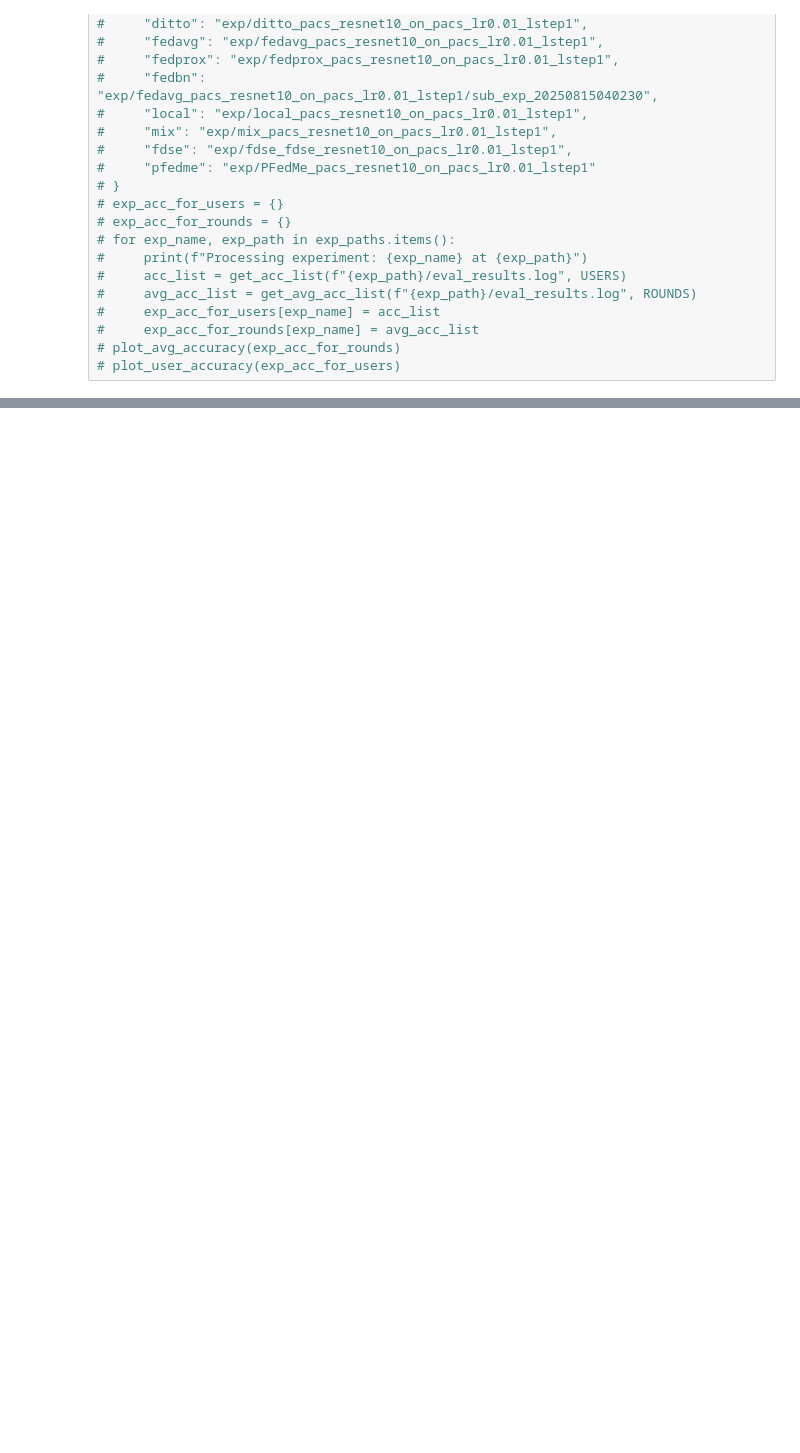
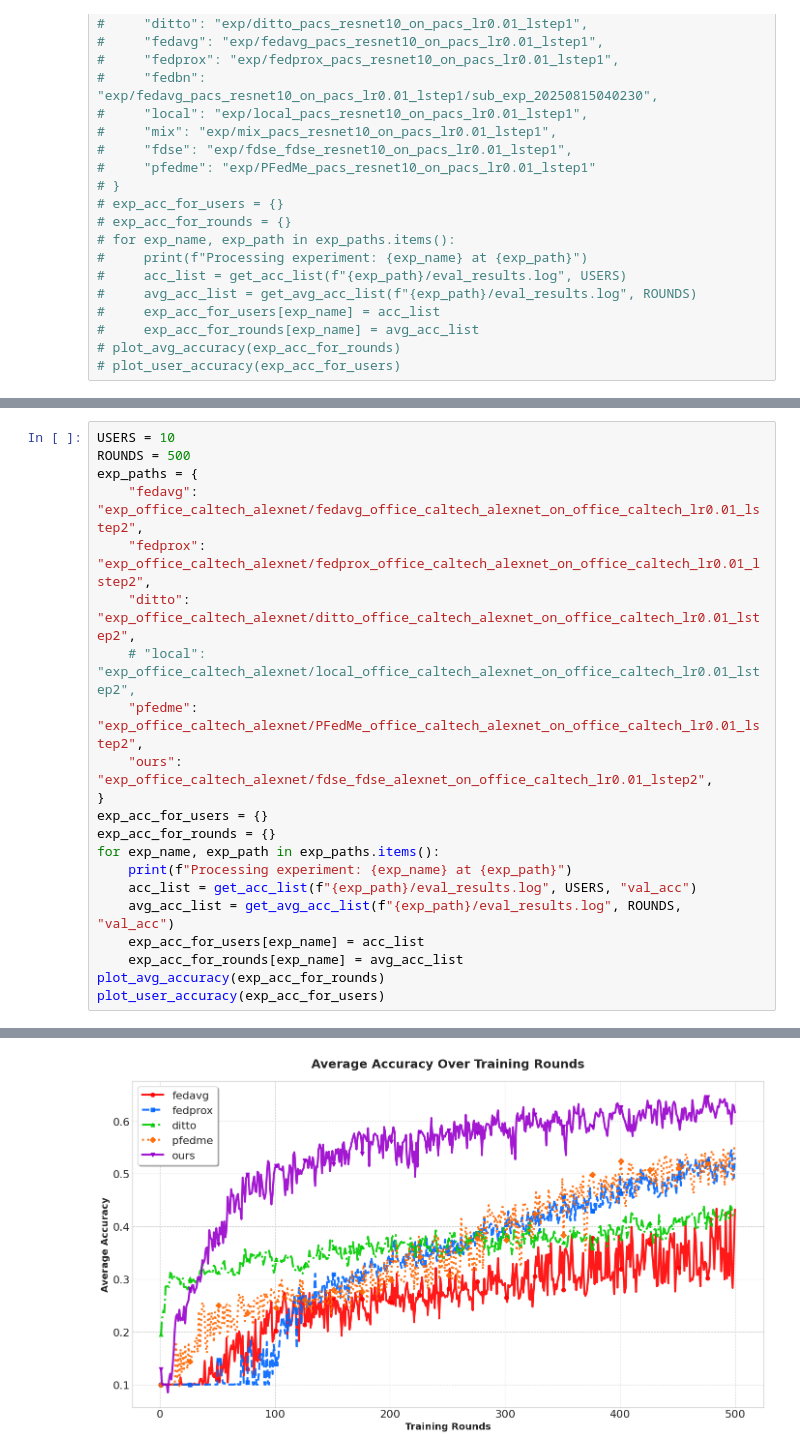
Before and after one commit to lzy756/FederatedScope, a Jupyter notebook: exp_analyze.ipynb, the cells around one changed output, grey strips where cells are left out. Saved outputs shown, nothing was run; the diff lists cells and outputs as text; blank space fills up the shorter version.

```diff
--- a/exp_analyze.ipynb
+++ b/exp_analyze.ipynb
@@ -126,0 +252,22 @@ Processing experiment: pfedme at exp/PFedMe_office_caltech_alexnet_on_office_cal
+# %%
+USERS = 10
+ROUNDS = 500
+exp_paths = {
+    "fedavg": "exp_office_caltech_alexnet/fedavg_office_caltech_alexnet_on_office_caltech_lr0.01_lstep2",
+    "fedprox": "exp_office_caltech_alexnet/fedprox_office_caltech_alexnet_on_office_caltech_lr0.01_lstep2",
+    "ditto": "exp_office_caltech_alexnet/ditto_office_caltech_alexnet_on_office_caltech_lr0.01_lstep2",
+    # "local": "exp_office_caltech_alexnet/local_office_caltech_alexnet_on_office_caltech_lr0.01_lstep2",
+    "pfedme": "exp_office_caltech_alexnet/PFedMe_office_caltech_alexnet_on_office_caltech_lr0.01_lstep2",
+    "ours": "exp_office_caltech_alexnet/fdse_fdse_alexnet_on_office_caltech_lr0.01_lstep2",
+}
+exp_acc_for_users = {}
+exp_acc_for_rounds = {}
+for exp_name, exp_path in exp_paths.items():
+    print(f"Processing experiment: {exp_name} at {exp_path}")
+    acc_list = get_acc_list(f"{exp_path}/eval_results.log", USERS, "val_acc")
+    avg_acc_list = get_avg_acc_list(f"{exp_path}/eval_results.log", ROUNDS, "val_acc")
+    exp_acc_for_users[exp_name] = acc_list
+    exp_acc_for_rounds[exp_name] = avg_acc_list
+plot_avg_accuracy(exp_acc_for_rounds)
+plot_user_accuracy(exp_acc_for_users)
+# %% [output]
@@ -126,0 +284 @@ Processing experiment: pfedme at exp/PFedMe_office_caltech_alexnet_on_office_cal
+[figure, added]
```
Also changed, not shown: parts of 8 cells of this notebook, 35 other files.
